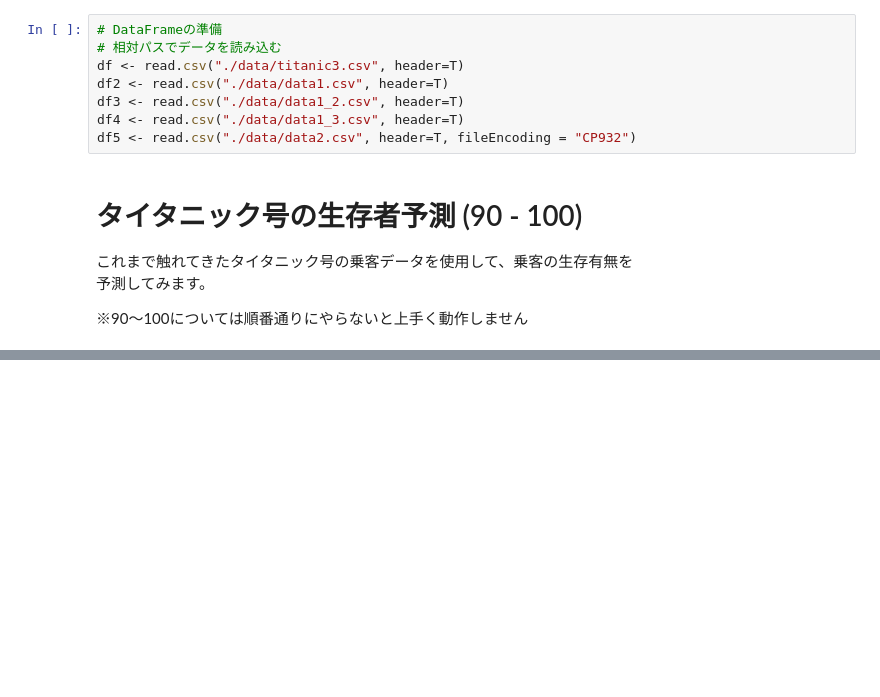
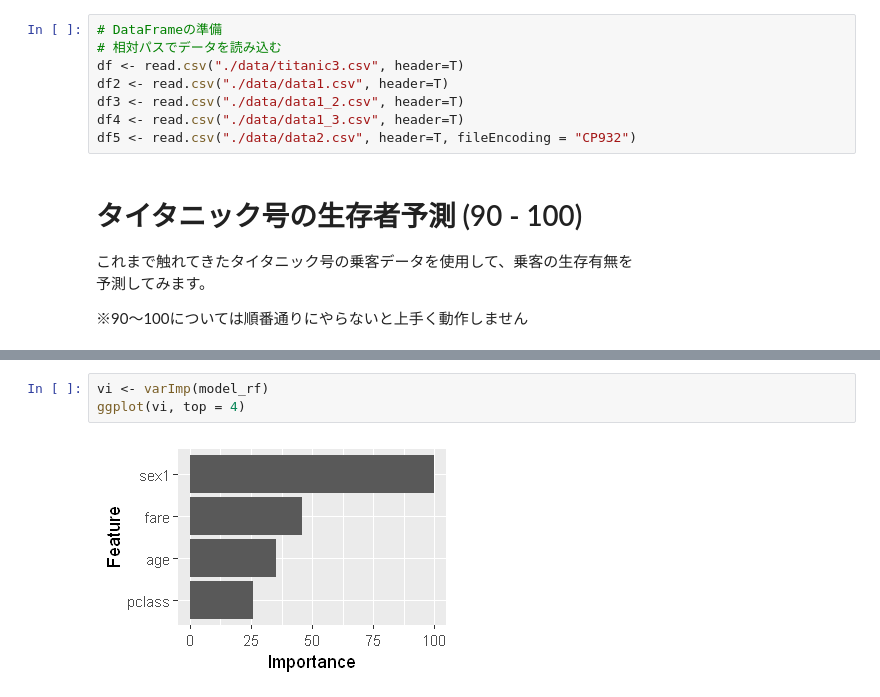
Before and after one commit to Atsuhiko/100_knocks_challenge, a Jupyter notebook: 03_R_100_knocks/Answrs/Week-10_answer.ipynb, the cells around one changed output, grey strips where cells are left out. Saved outputs shown, nothing was run; the diff lists cells and outputs as text; blank space fills up the shorter version.

```diff
--- a/03_R_100_knocks/Answrs/Week-10_answer.ipynb
+++ b/03_R_100_knocks/Answrs/Week-10_answer.ipynb
@@ -72,0 +308,5 @@ df5 <- read.csv("./data/data2.csv", header=T, fileEncoding = "CP932")
+# %%
+vi <- varImp(model_rf)
+ggplot(vi, top = 4)
+# %% [output]
+[figure, added]
```
Also changed, not shown: parts of 53 cells of this notebook.
